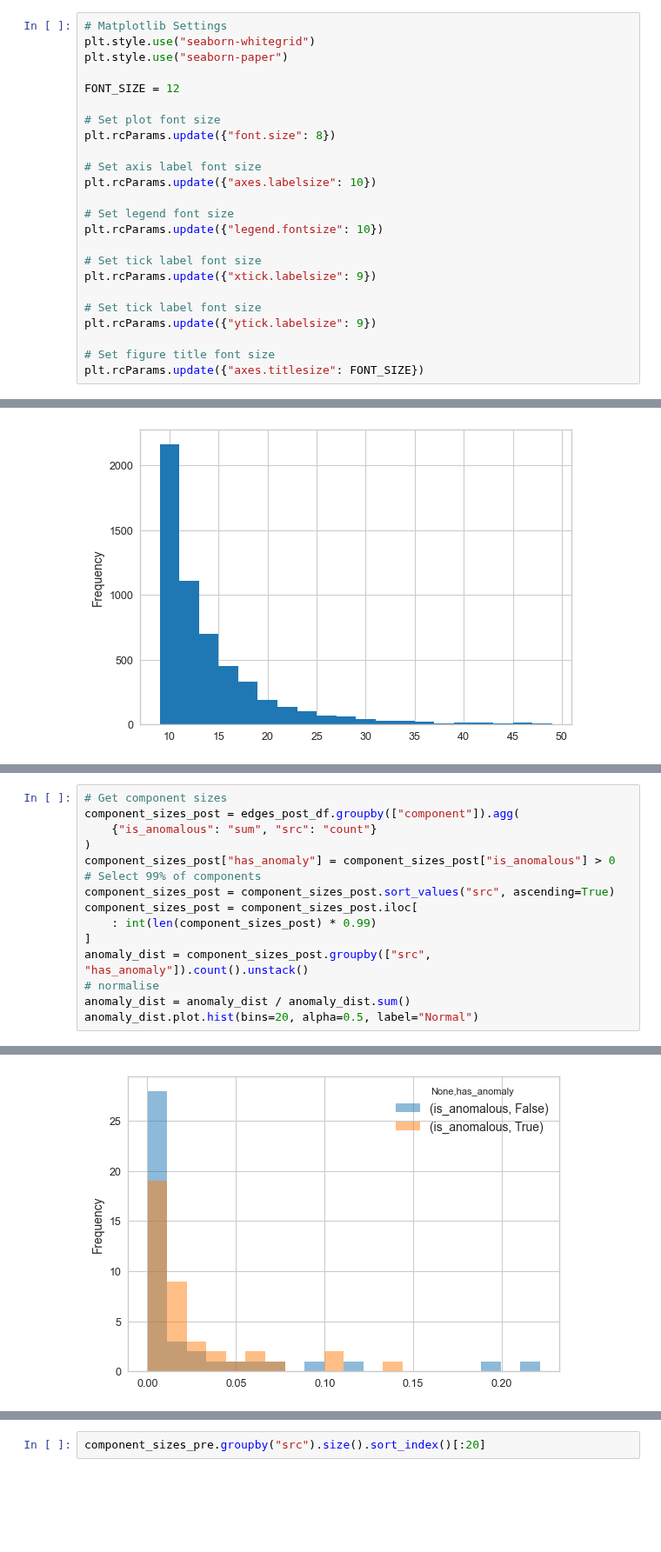
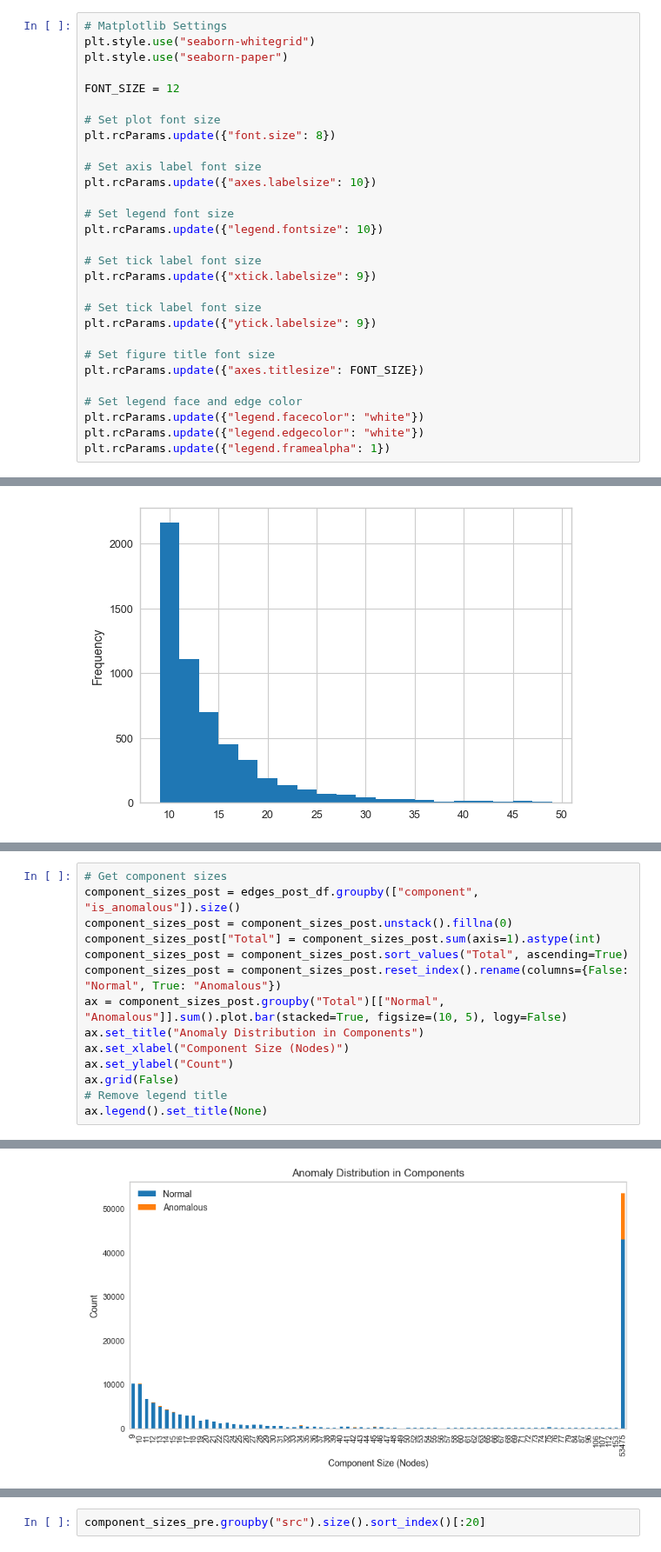
Before and after one commit to domvwt/msc-thesis, a Jupyter notebook: notebooks/18-graph-visualisation.ipynb, the cells around one changed output, grey strips where cells are left out. Shown at 87% size. Cells and saved outputs as stored; diff of their text form; blank space fills up the shorter version.

```diff
--- a/notebooks/18-graph-visualisation.ipynb
+++ b/notebooks/18-graph-visualisation.ipynb
@@ -40,6 +40,11 @@ plt.rcParams.update({"ytick.labelsize": 9})
 
 # Set figure title font size
 plt.rcParams.update({"axes.titlesize": FONT_SIZE})
+
+# Set legend face and edge color
+plt.rcParams.update({"legend.facecolor": "white"})
+plt.rcParams.update({"legend.edgecolor": "white"})
+plt.rcParams.update({"legend.framealpha": 1})
 # %%
 conf_dict = yaml.safe_load(Path("config/conf.yaml").read_text())
 # %%
@@ -92,16 +119,15 @@ component_sizes_post["src"].plot.hist(bins=20, label="Normal")
 # %%
 # Get component sizes
-component_sizes_post = edges_post_df.groupby(["component"]).agg(
-    {"is_anomalous": "sum", "src": "count"}
-)
-component_sizes_post["has_anomaly"] = component_sizes_post["is_anomalous"] > 0
-# Select 99% of components
-component_sizes_post = component_sizes_post.sort_values("src", ascending=True)
-component_sizes_post = component_sizes_post.iloc[
-    : int(len(component_sizes_post) * 0.99)
-]
-anomaly_dist = component_sizes_post.groupby(["src", "has_anomaly"]).count().unstack()
-# normalise
-anomaly_dist = anomaly_dist / anomaly_dist.sum()
-anomaly_dist.plot.hist(bins=20, alpha=0.5, label="Normal")
+component_sizes_post = edges_post_df.groupby(["component", "is_anomalous"]).size()
+component_sizes_post = component_sizes_post.unstack().fillna(0)
+component_sizes_post["Total"] = component_sizes_post.sum(axis=1).astype(int)
+component_sizes_post = component_sizes_post.sort_values("Total", ascending=True)
+component_sizes_post = component_sizes_post.reset_index().rename(columns={False: "Normal", True: "Anomalous"})
+ax = component_sizes_post.groupby("Total")[["Normal", "Anomalous"]].sum().plot.bar(stacked=True, figsize=(10, 5), logy=False)
+ax.set_title("Anomaly Distribution in Components")
+ax.set_xlabel("Component Size (Nodes)")
+ax.set_ylabel("Count")
+ax.grid(False)
+# Remove legend title
+ax.legend().set_title(None)
 # %% [output]
@@ -109 +134 @@ anomaly_dist.plot.hist(bins=20, alpha=0.5, label="Normal")
-[figure, old version]
+[figure, new version]
```
Also changed, not shown: parts of 11 cells of this notebook, 28 other files.
